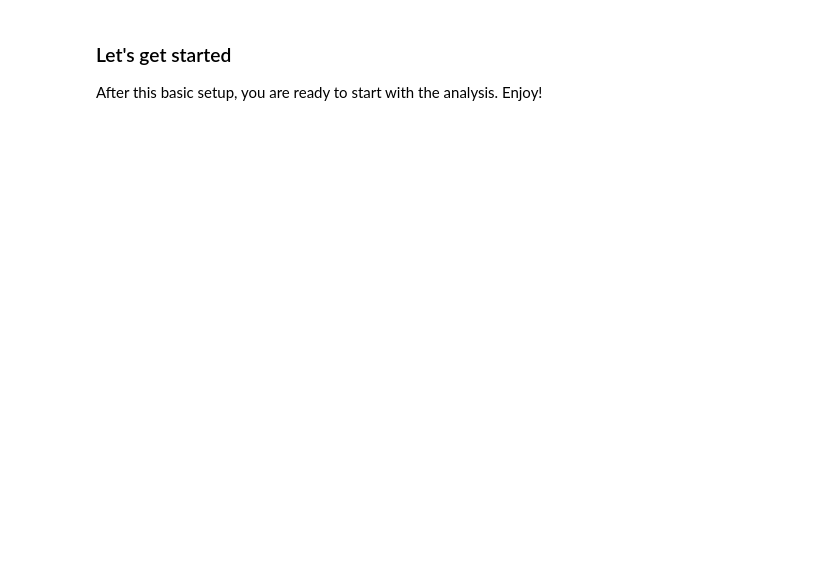
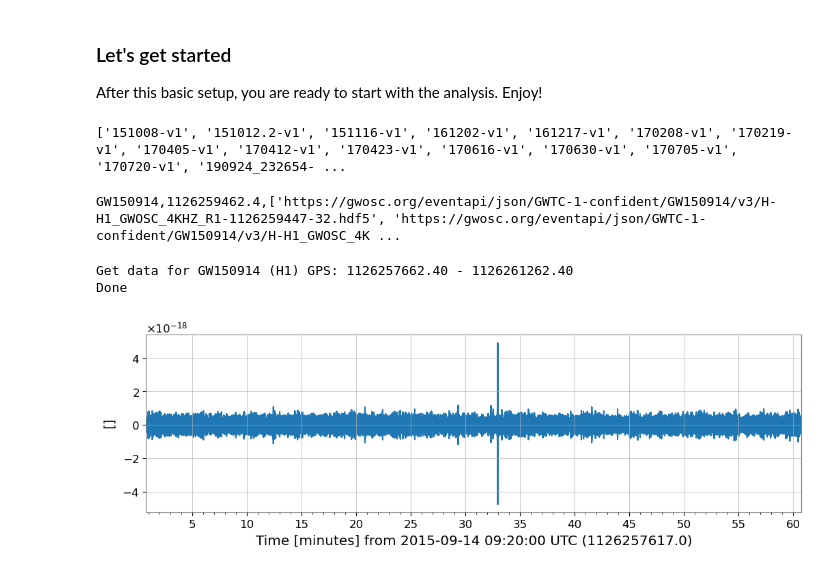
Before and after one commit to hussainkitagawa/experience---gw-data-analysis, a Jupyter notebook: code/sample_gw_analysis_notebook.ipynb, the cells around one changed output. Saved outputs shown, nothing was run; the diff lists cells and outputs as text; code cells hidden in the pictures; blank space fills up the shorter version.

```diff
--- a/code/sample_gw_analysis_notebook.ipynb
+++ b/code/sample_gw_analysis_notebook.ipynb
@@ -88,3 +88,56 @@ Results directory is /home/jovyan/experience-gw-template/data
 # %% [markdown]
 ### Let's get started
 After this basic setup, you are ready to start with the analysis. Enjoy!
+# %%
+#explore the events in the dataset
+from gwosc.datasets import find_datasets
+events = find_datasets(type="event")
+print(events)
+# %% [output]
+['151008-v1', '151012.2-v1', '151116-v1', '161202-v1', '161217-v1', '170208-v1', '170219-v1', '170405-v1', '170412-v1', '170423-v1', '170616-v1', '170630-v1', '170705-v1', '170720-v1', '190924_232654- ...
+# %%
+#Let's see the data relative to the first detection
+#you will receive a list of files, that you could download in your data dir for future use,
+#or just use the fetch command (see below) to use the files in real time
+ev_name = "GW150914"
+
+#interferometer to use
+ev_ifo = "H1"
+
+from gwosc.datasets import event_gps
+from gwosc.locate import get_event_urls
+
+ev_gps = event_gps(ev_name)
+event_urls = get_event_urls(ev_name)
+
+print("%s,%.1f,%s" % (ev_name,ev_gps,event_urls))
+# %% [output]
+GW150914,1126259462.4,['https://gwosc.org/eventapi/json/GWTC-1-confident/GW150914/v3/H-H1_GWOSC_4KHZ_R1-1126259447-32.hdf5', 'https://gwosc.org/eventapi/json/GWTC-1-confident/GW150914/v3/H-H1_GWOSC_4K ...
+# %%
+from gwpy.timeseries import TimeSeries
+from gwpy.segments import DataQualityFlag
+
+# Select a time interval of 30 mins around the event. This is because on GWOSC there is 1 hour data window released around events
+dt_win=3600*0.50
+ev_t0_min = ev_gps-dt_win
+ev_t0_max = ev_gps+dt_win
+
+print("Get data for %s (%s) GPS: %.2f - %.2f" % (ev_name,ev_ifo,ev_t0_min,ev_t0_max))
+
+#fetch the data. Use cache=True to keep the data in the cache memory (to speed things up)
+data = TimeSeries.fetch_open_data(ev_ifo,ev_t0_min,ev_t0_max,cache=True)
+
+#get the segments in a larger time window (just to have a bigger time span to look over)
+segments = DataQualityFlag.fetch_open_data(ev_ifo+"_DATA",ev_t0_min-dt_win,ev_t0_max+dt_win)
+print("Done")
+# %% [output]
+Get data for GW150914 (H1) GPS: 1126257662.40 - 1126261262.40
+Done
+# %%
+from gwpy.plot import Plot
+
+#Plot raw data....
+plot_data=data.plot()
+plot_data.show()
+# %% [output]
+[figure, added]
```
Also changed, not shown: parts of 11 cells of this notebook, 18 other files.
